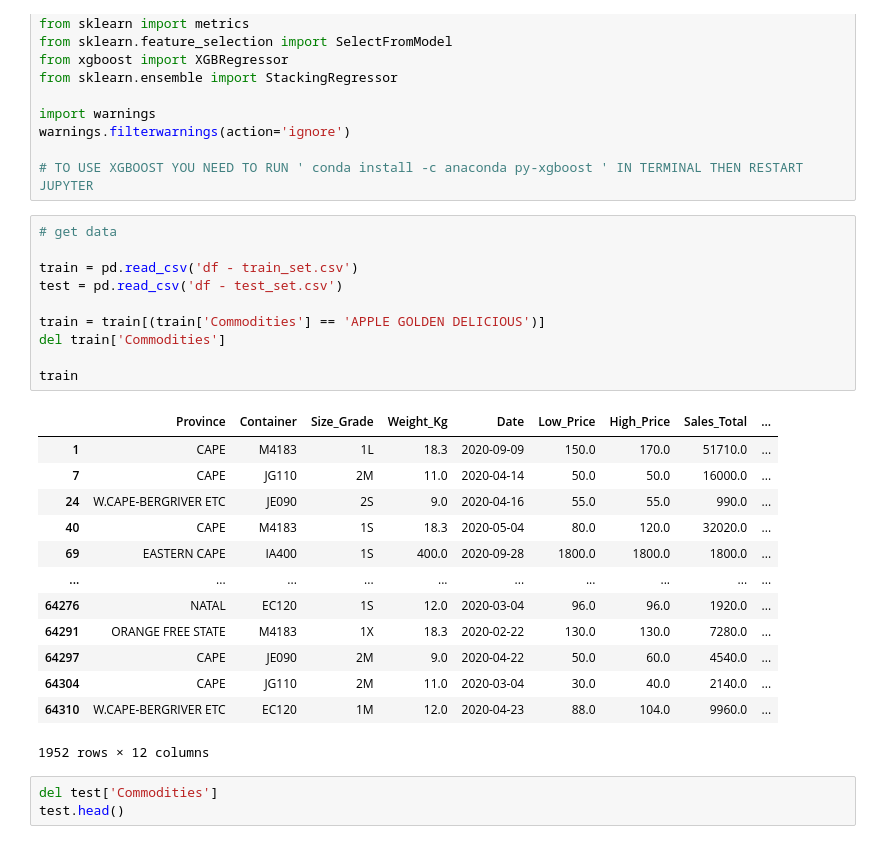
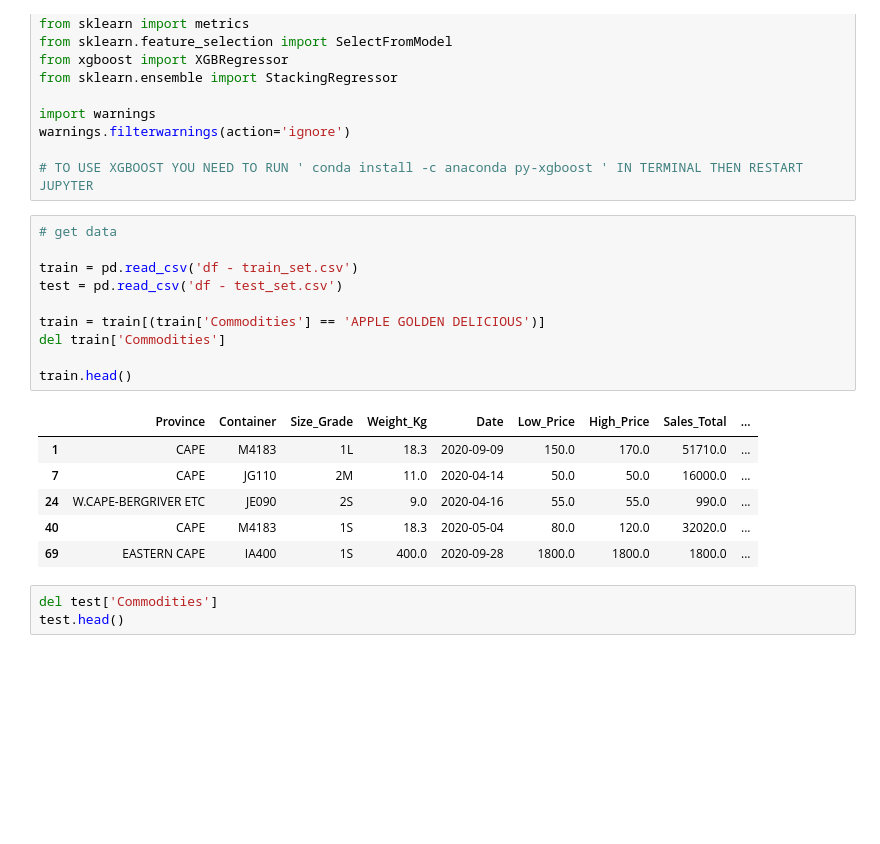
Before and after one commit to Zdithebe96/ZM5-EDSA-APPLES-PROJECT, a Jupyter notebook: ZM5 apples notebook 2.0.ipynb, the cells around one changed output. Saved outputs shown, nothing was run; the diff lists cells and outputs as text; blank space fills up the shorter version.

```diff
--- a/ZM5 apples notebook 2.0.ipynb
+++ b/ZM5 apples notebook 2.0.ipynb
@@ -25,27 +25,20 @@ warnings.filterwarnings(action='ignore')
 # %%
 # get data
 
 train = pd.read_csv('df - train_set.csv')
 test = pd.read_csv('df - test_set.csv')
 
 train = train[(train['Commodities'] == 'APPLE GOLDEN DELICIOUS')]
 del train['Commodities']
 
-train
+train.head()
 # %% [output]
 |  | Province | Container | Size_Grade | Weight_Kg | Date | Low_Price | High_Price | Sales_Total | ... |
 | 1 | CAPE | M4183 | 1L | 18.3 | 2020-09-09 | 150.0 | 170.0 | 51710.0 | ... |
 | 7 | CAPE | JG110 | 2M | 11.0 | 2020-04-14 | 50.0 | 50.0 | 16000.0 | ... |
 | 24 | W.CAPE-BERGRIVER ETC | JE090 | 2S | 9.0 | 2020-04-16 | 55.0 | 55.0 | 990.0 | ... |
 | 40 | CAPE | M4183 | 1S | 18.3 | 2020-05-04 | 80.0 | 120.0 | 32020.0 | ... |
 | 69 | EASTERN CAPE | IA400 | 1S | 400.0 | 2020-09-28 | 1800.0 | 1800.0 | 1800.0 | ... |
-| ... | ... | ... | ... | ... | ... | ... | ... | ... | ... |
-| 64276 | NATAL | EC120 | 1S | 12.0 | 2020-03-04 | 96.0 | 96.0 | 1920.0 | ... |
-| 64291 | ORANGE FREE STATE | M4183 | 1X | 18.3 | 2020-02-22 | 130.0 | 130.0 | 7280.0 | ... |
-| 64297 | CAPE | JE090 | 2M | 9.0 | 2020-04-22 | 50.0 | 60.0 | 4540.0 | ... |
-| 64304 | CAPE | JG110 | 2M | 11.0 | 2020-03-04 | 30.0 | 40.0 | 2140.0 | ... |
-| 64310 | W.CAPE-BERGRIVER ETC | EC120 | 1M | 12.0 | 2020-04-23 | 88.0 | 104.0 | 9960.0 | ... |
-1952 rows × 12 columns
 # %%
 del test['Commodities']
 test.head()
```
